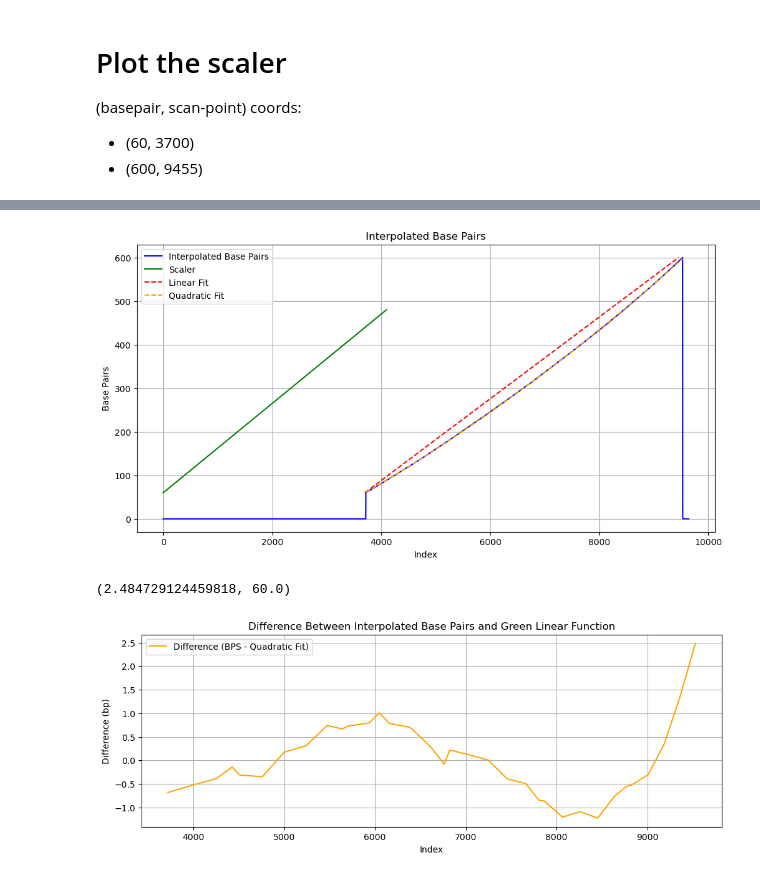
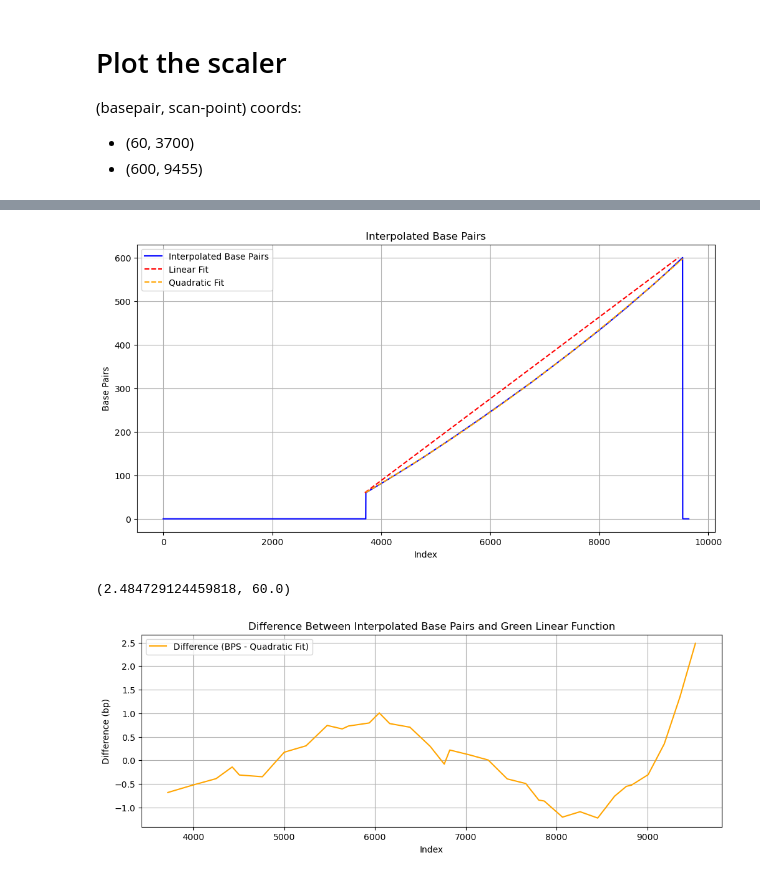
Before and after one commit to amar-mesic/DNANet, a Jupyter notebook: scan_point_standardization/ProvedIt.ipynb, the cells around one changed output, grey strips where cells are left out. Drawn from its saved outputs; the diff is of its cells as text; code cells hidden in the pictures.

Commit message:
update interpolater figure

```diff
--- a/scan_point_standardization/ProvedIt.ipynb
+++ b/scan_point_standardization/ProvedIt.ipynb
@@ -63,28 +96,27 @@ image._scaler[0]
 # %%
 # plot the interpolated base pairs
 plt.figure(figsize=(12, 6))
 plt.plot(image.interpolated_base_pairs, color='blue', label='Interpolated Base Pairs')
-plt.plot(image._scaler, color='green', label='Scaler')
 
 x = np.arange(3700, 9456) # np.linspace(3700, 9455, 1000)
 f_x = (600 - 60) / (9455 - 3700) * x - 287.2
 plt.plot(x, f_x, color='red', linestyle='--', label='Linear Fit')
 
 coeffs = np.polyfit(image.size_standard_peaks_idxs, image.bps, 2)
 fitted = np.polyval(coeffs, image.size_standard_peaks_idxs)
 plt.plot(image.size_standard_peaks_idxs, fitted, color='orange', linestyle='--', label='Quadratic Fit')
 
 plt.title("Interpolated Base Pairs")
 plt.xlabel("Index")
 plt.ylabel("Base Pairs")
 plt.grid(True)
 plt.legend()
 plt.savefig("figures/Interpolator.pdf")
 plt.show()
 
 np.max(np.abs(fitted - image.bps)), image._scaler[0]
 # %% [output]
-[figure, old version]
+[figure, new version]
 (2.484729124459818, 60.0)
 # %%
 # Show the difference between the interpolated base pairs and the green linear function
```
Also changed, not shown: parts of 3 cells of this notebook, 4 other files.
